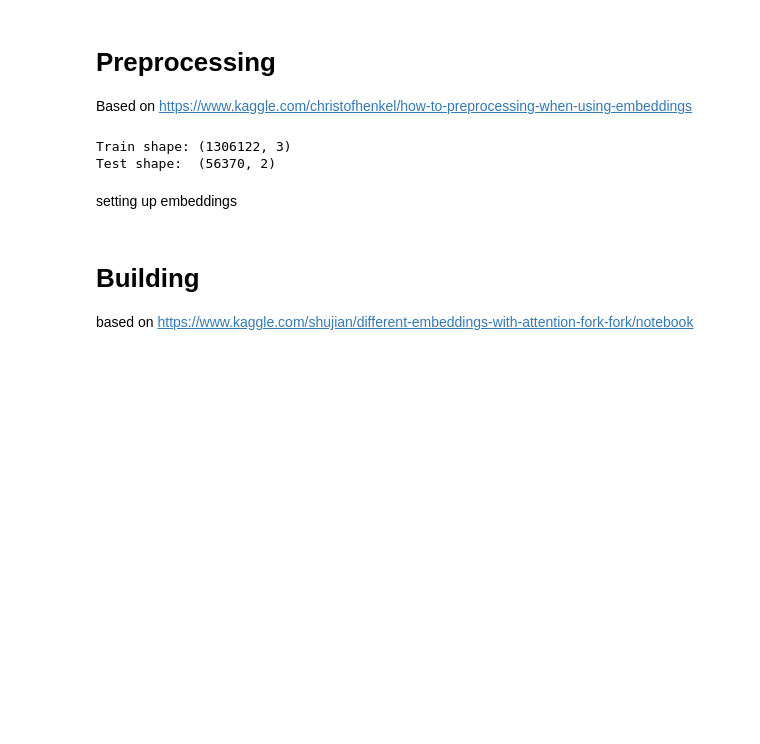
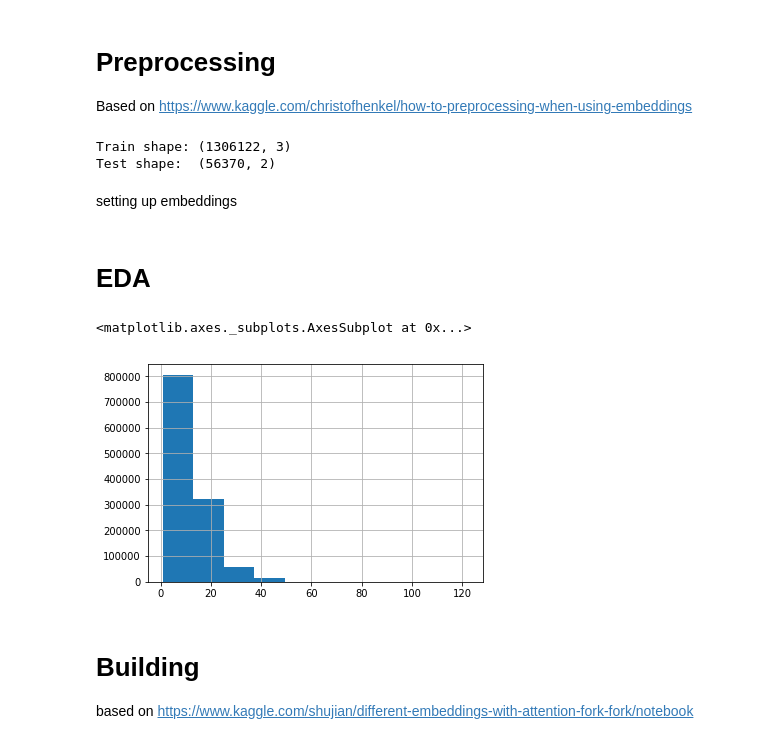
Before and after one commit to n2cholas/quora-insincere-questions-classification-kaggle-challenge, a Jupyter notebook: working/kernel.ipynb, the cells around one changed output. Drawn from its saved outputs; the diff is of its cells as text; code cells hidden in the pictures; blank space fills up the shorter version.

```diff
--- a/working/kernel.ipynb
+++ b/working/kernel.ipynb
@@ -98,6 +96,13 @@ with open('embedding_matrix.pickle', 'wb') as handle:
 # %%
 with open('embedding_matrix.pickle', 'rb') as handle:
      embedding_matrix = pickle.load(handle)
+# %% [markdown]
+# EDA
+# %%
+train['question_text'].map(lambda x: len(x.split(' '))).hist()
+# %% [output]
+<matplotlib.axes._subplots.AxesSubplot at 0x...>
+[figure, added]
 # %% [markdown]
 
 
```
Also changed, not shown: parts of 13 cells of this notebook.
